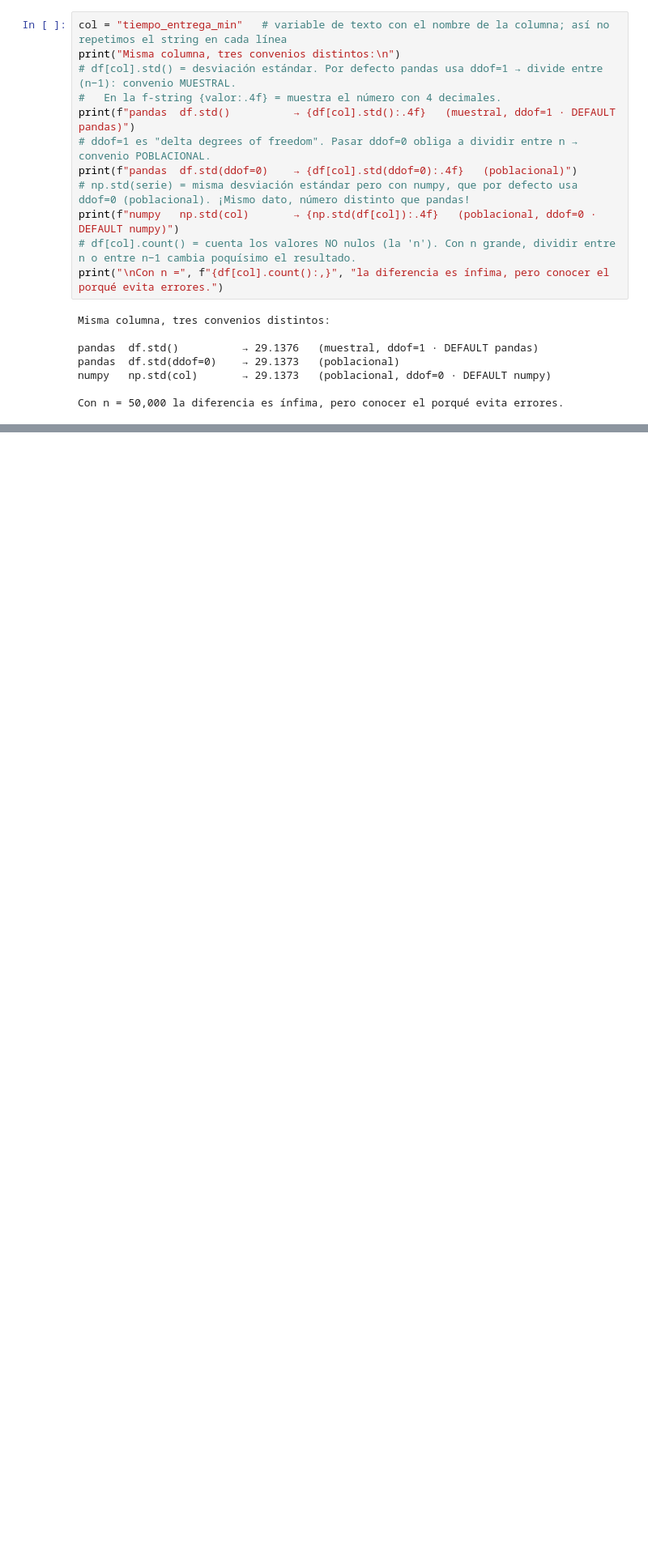
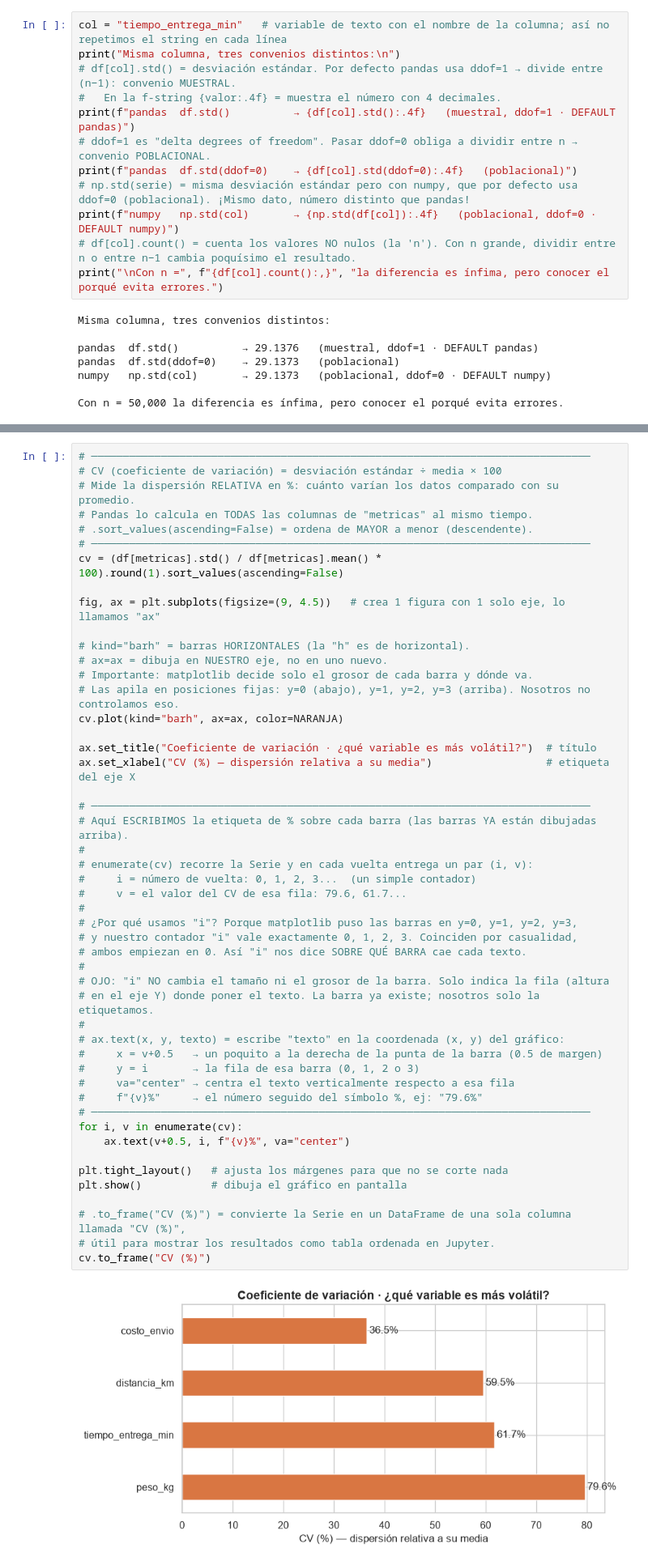
Before and after one commit to MiguelAngelRamos/ejercicio4-analis-datos, a Jupyter notebook: analisis_turboenvios.ipynb, the cells around one changed output, grey strips where cells are left out. Shown at 81% size. Drawn from its saved outputs; the diff is of its cells as text; blank space fills up the shorter version.

Commit message:
grafico de barras

```diff
--- a/analisis_turboenvios.ipynb
+++ b/analisis_turboenvios.ipynb
@@ -237,0 +249,51 @@ Con n = 50,000 la diferencia es ínfima, pero conocer el porqué evita errores.
+# %%
+# ───────────────────────────────────────────────────────────────────────────────
+# CV (coeficiente de variación) = desviación estándar ÷ media × 100
+# Mide la dispersión RELATIVA en %: cuánto varían los datos comparado con su promedio.
+# Pandas lo calcula en TODAS las columnas de "metricas" al mismo tiempo.
+# .sort_values(ascending=False) = ordena de MAYOR a menor (descendente).
+# ───────────────────────────────────────────────────────────────────────────────
+cv = (df[metricas].std() / df[metricas].mean() * 100).round(1).sort_values(ascending=False)
+
+fig, ax = plt.subplots(figsize=(9, 4.5))   # crea 1 figura con 1 solo eje, lo llamamos "ax"
+
+# kind="barh" = barras HORIZONTALES (la "h" es de horizontal).
+# ax=ax = dibuja en NUESTRO eje, no en uno nuevo.
+# Importante: matplotlib decide solo el grosor de cada barra y dónde va.
+# Las apila en posiciones fijas: y=0 (abajo), y=1, y=2, y=3 (arriba). Nosotros no controlamos eso.
+cv.plot(kind="barh", ax=ax, color=NARANJA)
+
+ax.set_title("Coeficiente de variación · ¿qué variable es más volátil?")  # título
+ax.set_xlabel("CV (%) — dispersión relativa a su media")                  # etiqueta del eje X
+
+# ───────────────────────────────────────────────────────────────────────────────
+# Aquí ESCRIBIMOS la etiqueta de % sobre cada barra (las barras YA están dibujadas arriba).
+#
+# enumerate(cv) recorre la Serie y en cada vuelta entrega un par (i, v):
+#     i = número de vuelta: 0, 1, 2, 3...  (un simple contador)
+#     v = el valor del CV de esa fila: 79.6, 61.7...
+#
+# ¿Por qué usamos "i"? Porque matplotlib puso las barras en y=0, y=1, y=2, y=3,
+# y nuestro contador "i" vale exactamente 0, 1, 2, 3. Coinciden por casualidad,
+# ambos empiezan en 0. Así "i" nos dice SOBRE QUÉ BARRA cae cada texto.
+#
+# OJO: "i" NO cambia el tamaño ni el grosor de la barra. Solo indica la fila (altura
+# en el eje Y) donde poner el texto. La barra ya existe; nosotros solo la etiquetamos.
+#
+# ax.text(x, y, texto) = escribe "texto" en la coordenada (x, y) del gráfico:
+#     x = v+0.5   → un poquito a la derecha de la punta de la barra (0.5 de margen)
+#     y = i       → la fila de esa barra (0, 1, 2 o 3)
+#     va="center" → centra el texto verticalmente respecto a esa fila
+#     f"{v}%"     → el número seguido del símbolo %, ej: "79.6%"
+# ───────────────────────────────────────────────────────────────────────────────
+for i, v in enumerate(cv):
+    ax.text(v+0.5, i, f"{v}%", va="center")
+
+plt.tight_layout()   # ajusta los márgenes para que no se corte nada
+plt.show()           # dibuja el gráfico en pantalla
+
+# .to_frame("CV (%)") = convierte la Serie en un DataFrame de una sola columna llamada "CV (%)",
+# útil para mostrar los resultados como tabla ordenada en Jupyter.
+cv.to_frame("CV (%)")
+# %% [output]
+[figure, added]
```
Also changed, not shown: parts of 6 cells of this notebook.
